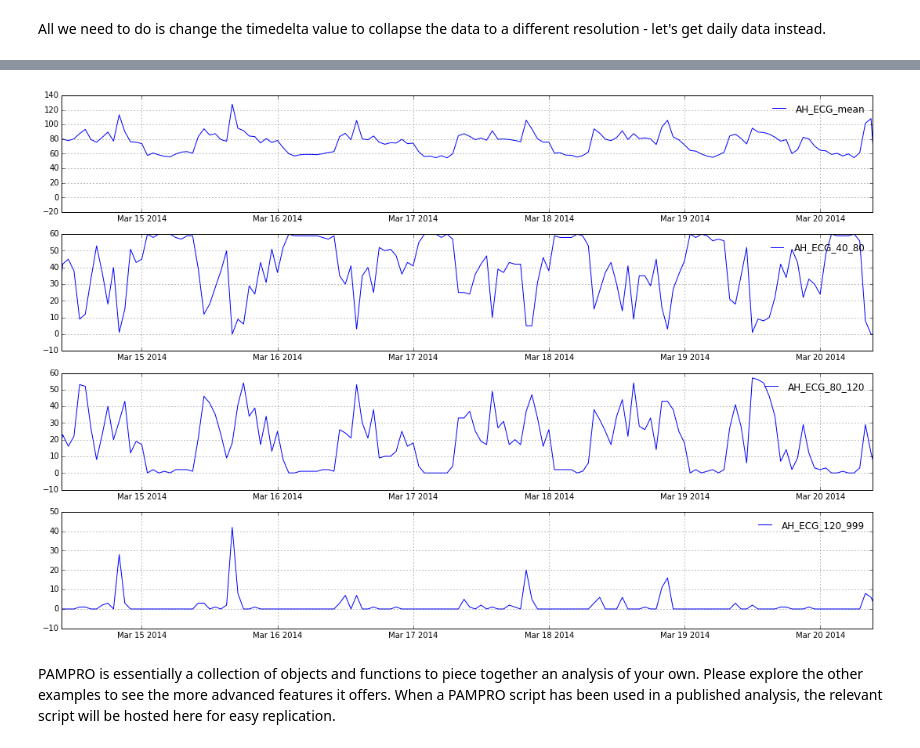
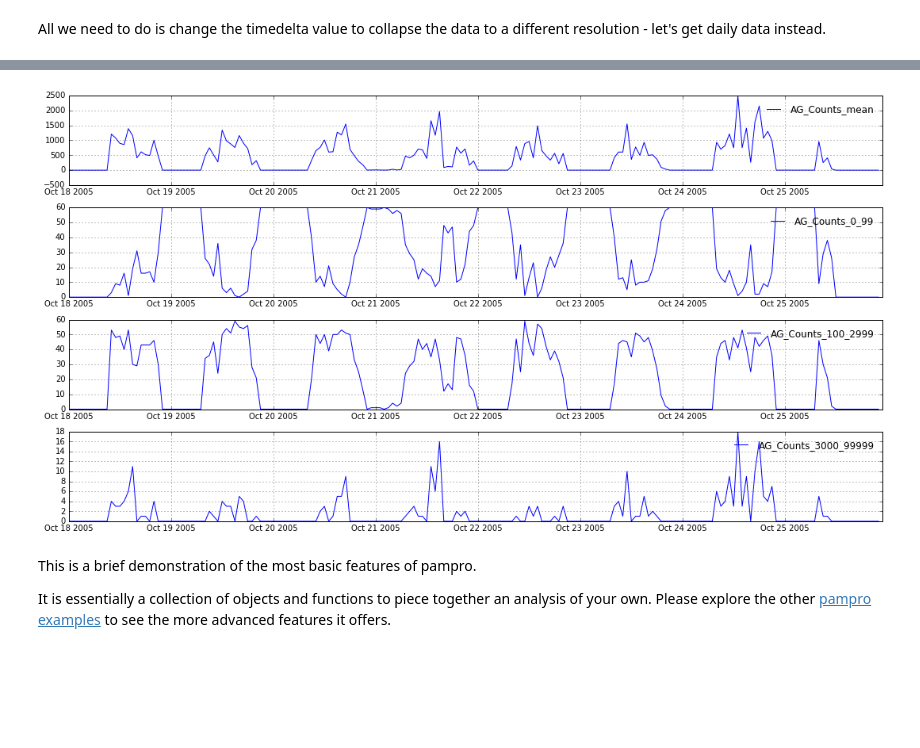
Before and after one commit to Thomite/pampro, a Jupyter notebook: examples/pampro_introduction.ipynb, the cells around one changed output, grey strips where cells are left out. Drawn from its saved outputs; the diff is of its cells as text; code cells hidden in the pictures; blank space fills up the shorter version.

```diff
--- a/examples/pampro_introduction.ipynb
+++ b/examples/pampro_introduction.ipynb
@@ -56,11 +61,12 @@ A common way to analyse physical activity data is to slice it into relevant cutp
-# %%
-stats = {"AH_ECG":[("generic", ["mean"]),("cutpoints", [[40,80],[80,120],[120,999]])]}
-
-ts_output3 = Time_Series.Time_Series("Output")
-simplified = ts.piecewise_statistics(timedelta(minutes=60), stats)
-ts_output3.add_channels(simplified)
-chart = ts_output3.draw([["AH_ECG_mean"], ["AH_ECG_40_80"], ["AH_ECG_80_120"],["AH_ECG_120_999"] ], time_period=heart.timeframe)
-# %% [output]
-[figure, removed]
+# %%
+stats = {"AG_Counts":[("generic", ["mean"]), ("cutpoints", [[0,99],[100,2999],[3000,99999]])]}
+
+simplified = ts.piecewise_statistics(timedelta(hours=1), stats)
+
+chart = simplified.draw([["AG_Counts_mean"],["AG_Counts_0_99"],["AG_Counts_100_2999"],["AG_Counts_3000_99999"]], height=2*4)
+# %% [output]
+[figure, added]
 # %% [markdown]
-PAMPRO is essentially a collection of objects and functions to piece together an analysis of your own. Please explore the other examples to see the more advanced features it offers. When a PAMPRO script has been used in a published analysis, the relevant script will be hosted here for easy replication.
+This is a brief demonstration of the most basic features of pampro.
+
+It is essentially a collection of objects and functions to piece together an analysis of your own. Please explore the other [pampro examples](https://github.com/Thomite/pampro/tree/master/examples) to see the more advanced features it offers.
```
Also changed, not shown: parts of 24 cells of this notebook.
